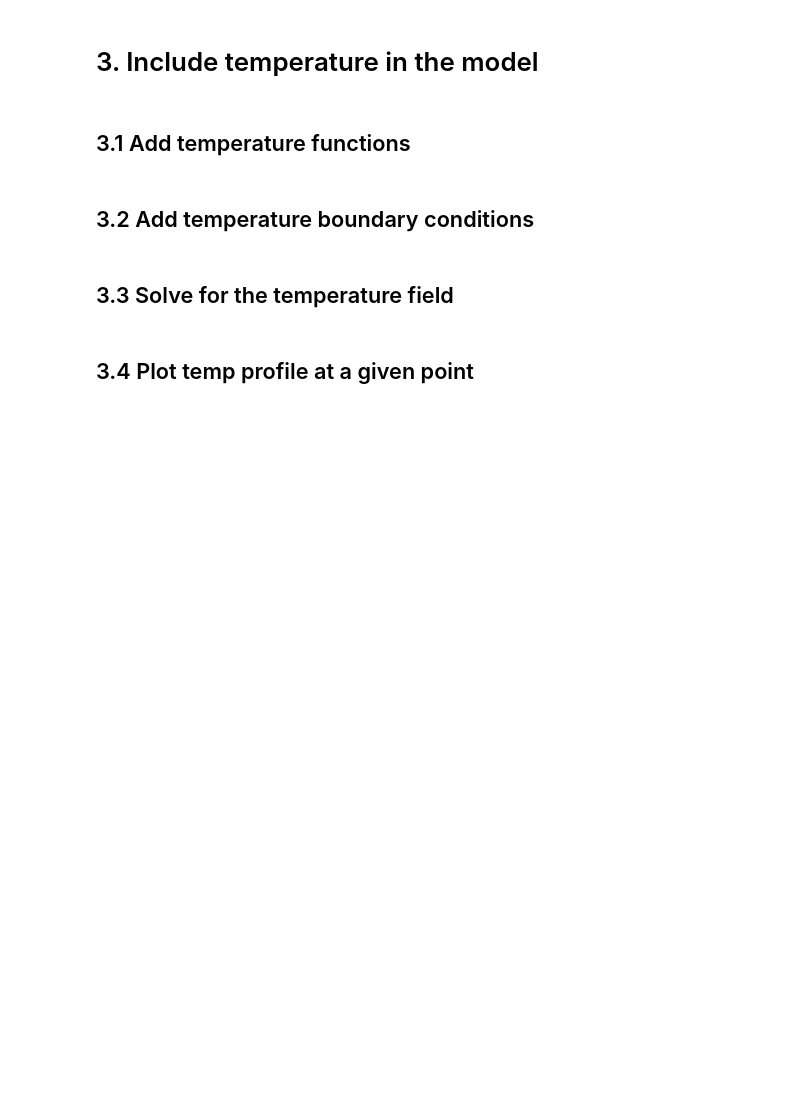
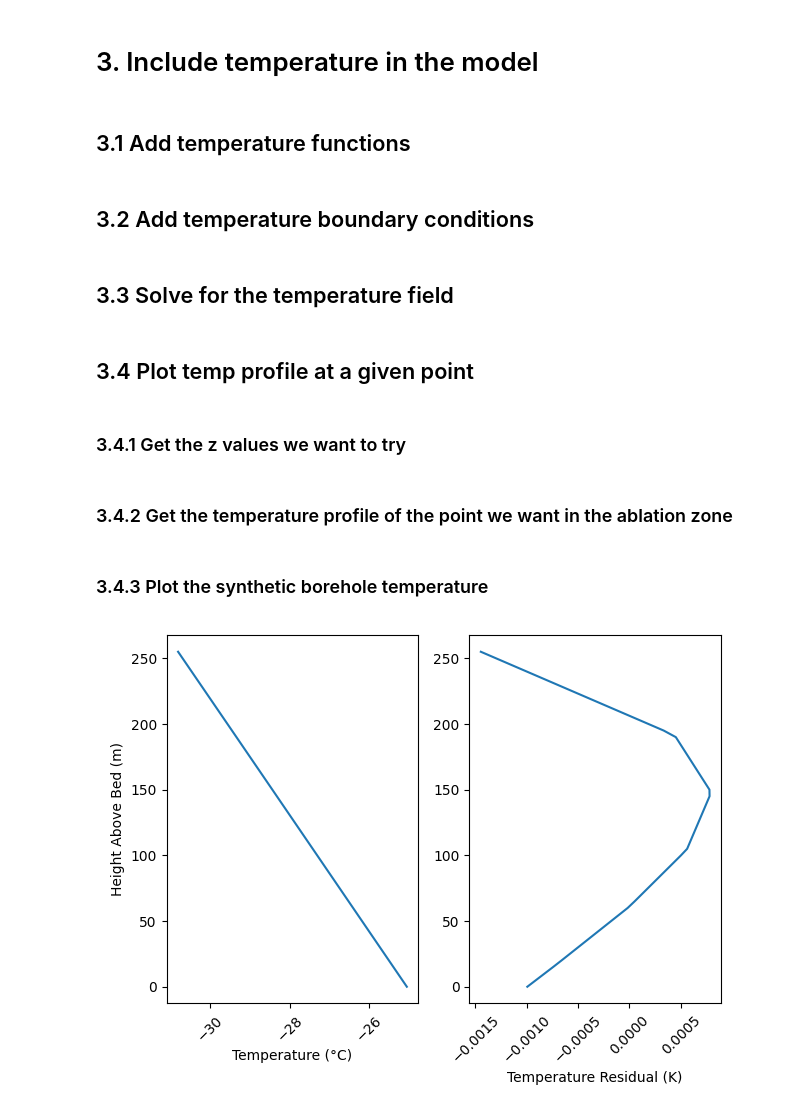
Before and after one commit to johnmorganmanos/AH_temp_paper, a Jupyter notebook: Processing_notebooks/synthetic_test.ipynb, the cells around one changed output. Drawn from its saved outputs; the diff is of its cells as text; code cells hidden in the pictures; blank space fills up the shorter version.

Commit message:
Updates to synthetic example.

```diff
--- a/Processing_notebooks/synthetic_test.ipynb
+++ b/Processing_notebooks/synthetic_test.ipynb
@@ -269,3 +286,40 @@ surface_temp_bc = firedrake.DirichletBC(V, temperature_expr, 6)
 firedrake.solve(F == 0, T, [surface_temp_bc])
 # %% [markdown]
 ## 3.4 Plot temp profile at a given point
+# %% [markdown]
+### 3.4.1 Get the z values we want to try
+# %%
+z_vals = mesh.coordinates.dat.data_ro[:,2]
+depth_values = np.arange(z_vals.min(), z_vals.max(), 5)
+# %% [markdown]
+### 3.4.2 Get the temperature profile of the point we want in the ablation zone
+# %%
+
+x_bore, y_bore = 1000, 500
+
+temp_coords = []
+temp_vals = []
+for z_bore in depth_values:
+    try:
+        temp = T.at(x_bore, y_bore, z_bore)
+        temp_coords.append([x_bore, y_bore, z_bore])
+        temp_vals.append(temp)
+    except:
+        continue
+# %% [markdown]
+### 3.4.3 Plot the synthetic borehole temperature
+# %%
+fig, ax = plt.subplots(1,2)
+
+ax[0].plot(temp_vals,np.array(temp_coords)[:,2])
+ax[1].plot(scipy.signal.detrend(temp_vals),np.array(temp_coords)[:,2])
+
+ax[0].set_ylabel('Height Above Bed (m)')
+ax[0].set_xlabel('Temperature (°C)')
+ax[1].set_xlabel('Temperature Residual (K)')
+
+ax[0].tick_params(axis='x', labelrotation = 45)
+ax[1].tick_params(axis='x', labelrotation = 45)
+plt.tight_layout()
+# %% [output]
+[figure, added]
```
Also changed, not shown: parts of 3 cells of this notebook.
